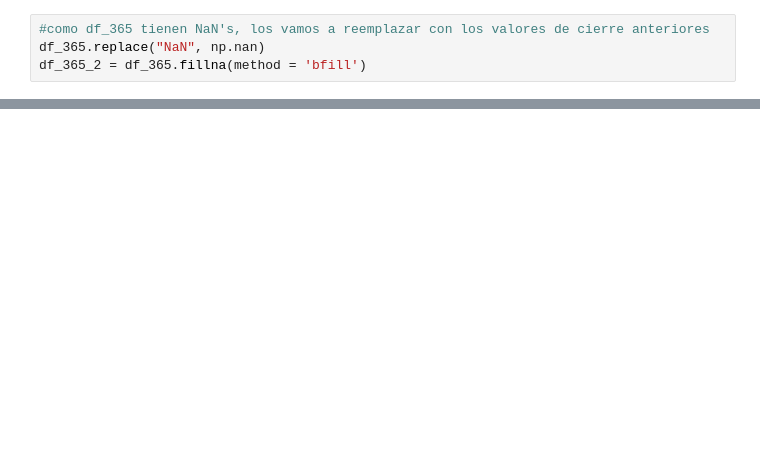
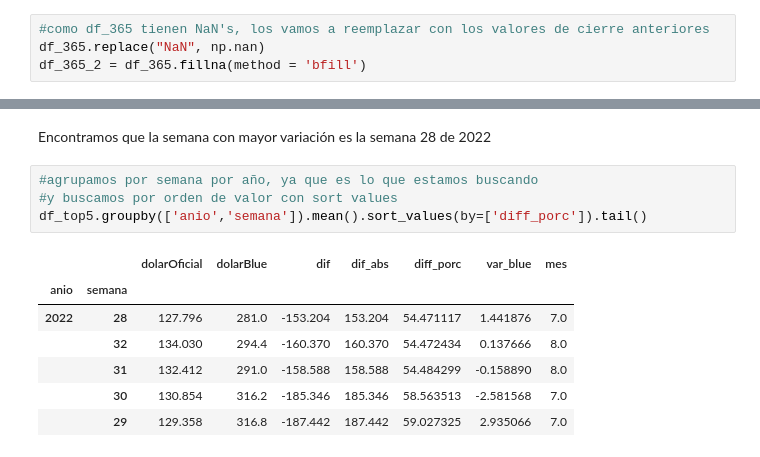
Before and after one commit to Wolfgang93/PrediccionDolarArgentino, a Jupyter notebook: pi1.ipynb, the cells around one changed output, grey strips where cells are left out. Drawn from its saved outputs; the diff is of its cells as text; blank space fills up the shorter version.

```diff
--- a/pi1.ipynb
+++ b/pi1.ipynb
@@ -124,0 +354,14 @@ var_blue = [ ((b/a)-1)* 100 for a,b in zip(df_365_2['v_y'], df_365_2['v_y'][1:])
+# %% [markdown]
+Encontramos que la semana con mayor variación es la semana 28 de 2022
+# %%
+#agrupamos por semana por año, ya que es lo que estamos buscando
+#y buscamos por orden de valor con sort values
+df_top5.groupby(['anio','semana']).mean().sort_values(by=['diff_porc']).tail()
+# %% [output]
+|  |  | dolarOficial | dolarBlue | dif | dif_abs | diff_porc | var_blue | mes |
+| anio | semana |  |  |  |  |  |  |  |
+| 2022 | 28 | 127.796 | 281.0 | -153.204 | 153.204 | 54.471117 | 1.441876 | 7.0 |
+|  | 32 | 134.030 | 294.4 | -160.370 | 160.370 | 54.472434 | 0.137666 | 8.0 |
+|  | 31 | 132.412 | 291.0 | -158.588 | 158.588 | 54.484299 | -0.158890 | 8.0 |
+|  | 30 | 130.854 | 316.2 | -185.346 | 185.346 | 58.563513 | -2.581568 | 7.0 |
+|  | 29 | 129.358 | 316.8 | -187.442 | 187.442 | 59.027325 | 2.935066 | 7.0 |
```
Also changed, not shown: parts of 82 cells of this notebook.
